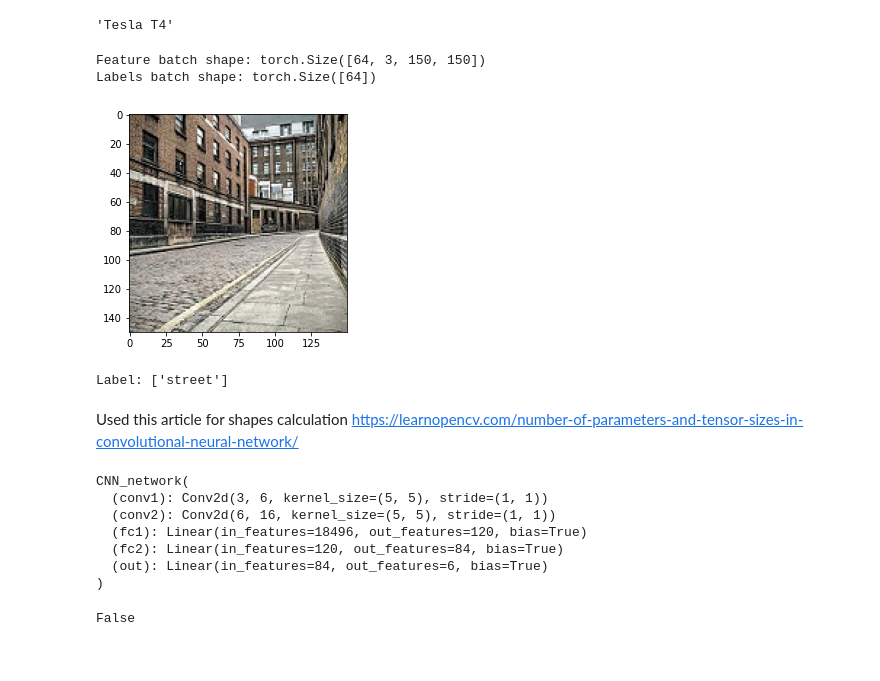
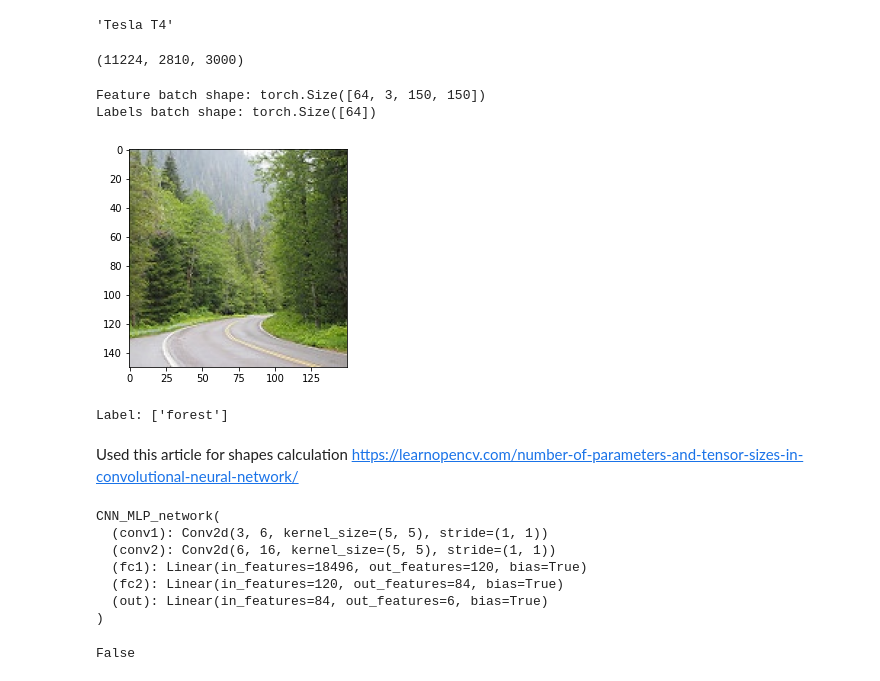
Before and after one commit to OlegBEZb/CV_advanced_course, a Jupyter notebook: HW_2_image_classification/Image_classification.ipynb, the cells around one changed output. Drawn from its saved outputs; the diff is of its cells as text; code cells hidden in the pictures.

Commit message:
fixed training

```diff
--- a/HW_2_image_classification/Image_classification.ipynb
+++ b/HW_2_image_classification/Image_classification.ipynb
@@ -532,0 +540,27 @@ test_dataset = IntelImageDataset(img_dir=test_data_dir,
+# %%
+from sklearn.preprocessing import LabelEncoder, OneHotEncoder
+le = LabelEncoder()
+
+train_dataset = IntelImageDataset(img_dir=train_data_dir,
+                                  transform=transforms.Resize([img_width, img_height]),
+                                  target_transform=le,
+                                  mode='train')
+
+val_dataset = IntelImageDataset(img_dir=train_data_dir,
+                                  transform=transforms.Resize([img_width, img_height]),
+                                  target_transform=le,
+                                  mode='val')
+
+test_dataset = IntelImageDataset(img_dir=test_data_dir,
+                                 transform=transforms.Resize([img_width, img_height]),
+                                 target_transform=train_dataset.target_transform,
+                                 mode='test')
+
+# ImageFloder function uses for make dataset by passing dir adderess as an argument
+# works a bit slower than when all the images are loaded in init. but works great on the fly
+# train_data = torchvision.datasets.ImageFolder(root=train_data_dir, transform=transforms.Resize([img_width, img_height]))
+# test_data = torchvision.datasets.ImageFolder(root=test_data_dir, transform=transforms.Resize([img_width, img_height]))
+
+len(train_dataset), len(val_dataset), len(test_dataset)
+# %% [output]
+(11224, 2810, 3000)
@@ -533,23 +578,22 @@ test_dataset = IntelImageDataset(img_dir=test_data_dir,
 # %%
-from torch.utils.data import DataLoader
-
-train_dataloader = DataLoader(train_dataset, batch_size=64, shuffle=True)
-test_dataloader = DataLoader(test_dataset, batch_size=64, shuffle=True)
+train_dataloader = DataLoader(train_dataset, batch_size=64, shuffle=True, num_workers=2)
+val_dataloader = DataLoader(val_dataset, batch_size=64, shuffle=True, num_workers=2)
+test_dataloader = DataLoader(test_dataset, batch_size=64, shuffle=True, num_workers=2)
 
 # Display image and label.
 train_features, train_labels = next(iter(train_dataloader))
 print(f"Feature batch shape: {train_features.size()}")
 print(f"Labels batch shape: {train_labels.size()}")
 img = train_features[0].squeeze()
 label = train_dataset.target_transform.inverse_transform([train_labels[0]])
 plt.imshow(img.permute(1, 2, 0), cmap="gray")
 plt.show()
 print(f"Label: {label}")
 # %% [output]
 Feature batch shape: torch.Size([64, 3, 150, 150])
 Labels batch shape: torch.Size([64])
-[figure, old version]
+[figure, new version]
-Label: ['street']
+Label: ['forest']
 # %% [markdown]
 Used this article for shapes calculation
 https://learnopencv.com/number-of-parameters-and-tensor-sizes-in-convolutional-neural-network/
@@ -634,8 +714,9 @@ def get_all_preds(model, loader):
 # %%
-model = CNN_network(num_classes=len(train_dataset.classes))
+model = CNN_MLP_network(num_classes=len(train_dataset.classes))
+# model = CNN_network(num_classes=len(train_dataset.classes))
 print(model)
 # %% [output]
-CNN_network(
+CNN_MLP_network(
   (conv1): Conv2d(3, 6, kernel_size=(5, 5), stride=(1, 1))
   (conv2): Conv2d(6, 16, kernel_size=(5, 5), stride=(1, 1))
   (fc1): Linear(in_features=18496, out_features=120, bias=True)
```
Also changed, not shown: parts of 9 cells of this notebook.
